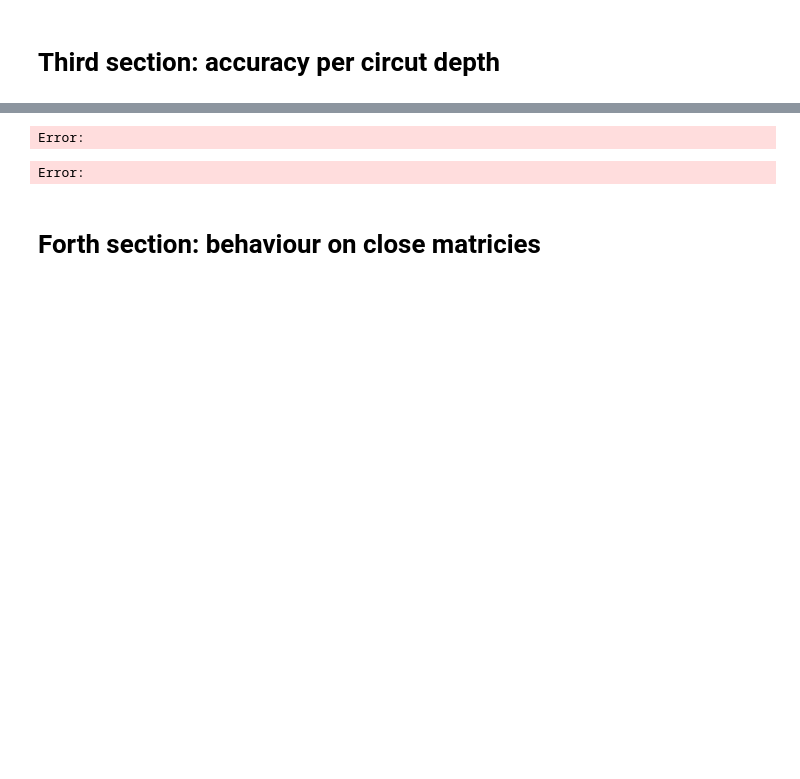
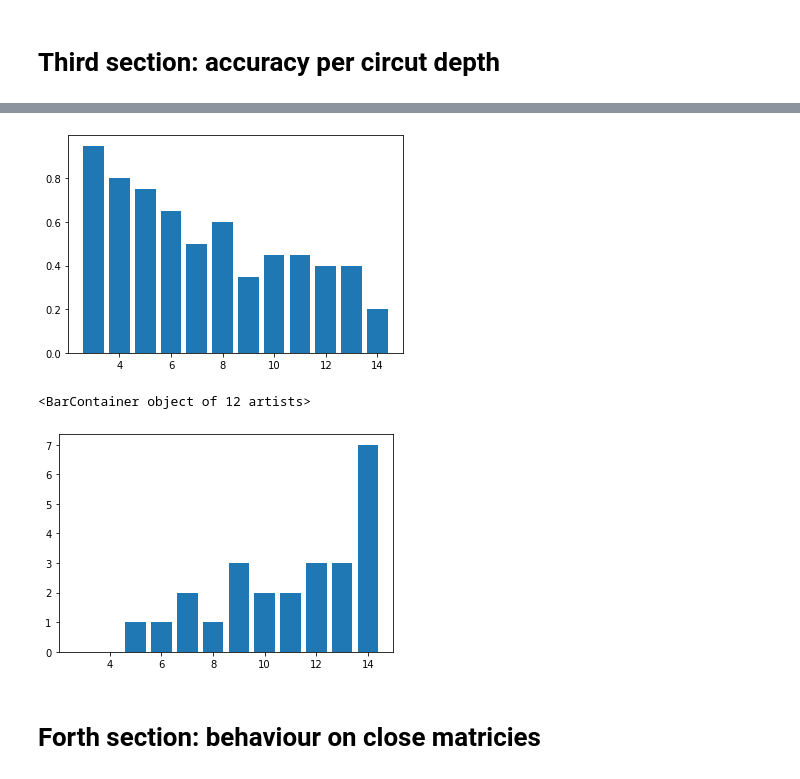
Before and after one commit to zentas/qaoa, a Jupyter notebook: Main.ipynb, the cells around one changed output, grey strips where cells are left out. Drawn from its saved outputs; the diff is of its cells as text; code cells hidden in the pictures; blank space fills up the shorter version.

```diff
--- a/Main.ipynb
+++ b/Main.ipynb
@@ -287,18 +283,19 @@ def models_and_count_solved_fraction(p, dim):
 
     return cnt/samples_number
 # %%
-rng = list(range(3, 10))
+rng = list(range(3, 15))
 a = [models_and_count_solved_fraction(p=1, dim=i) for i in rng]
 
 plt.bar(rng, a)
 plt.show()
 
 import math
 P = 0.8
-plt.bar(rng, [math.log(1 - P, 1 - aa) - 1 for aa in a])
+plt.bar(rng, [max(0, math.ceil(math.log(1 - P, 1 - aa) - 1)) for aa in a])
 # %% [output]
+[figure, added]
-Error:
+<BarContainer object of 12 artists>
-Error:
+[figure, added]
 # %% [markdown]
 # Forth section: behaviour on close matricies
 # %%
```
Also changed, not shown: parts of 4 cells of this notebook, 2 other files.
